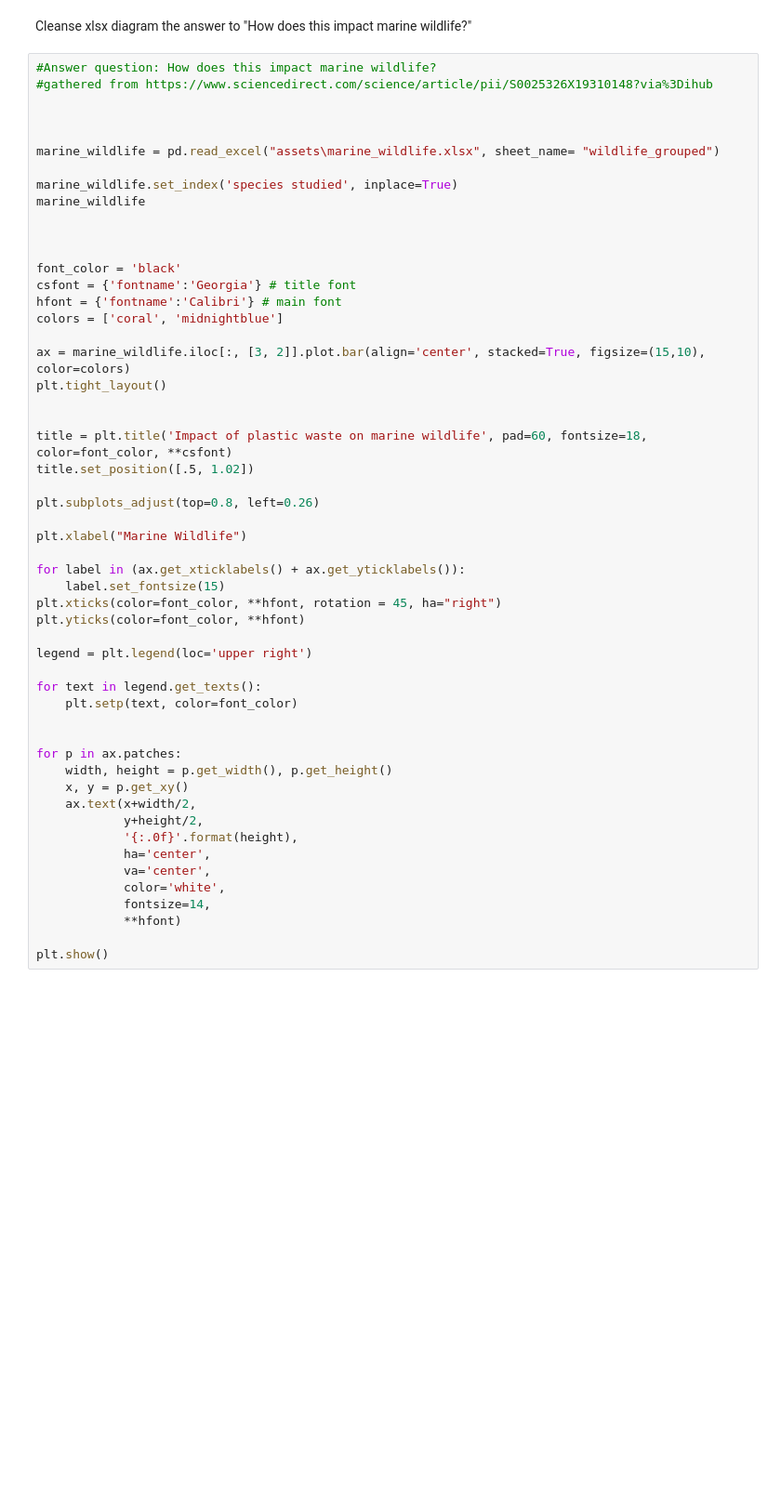
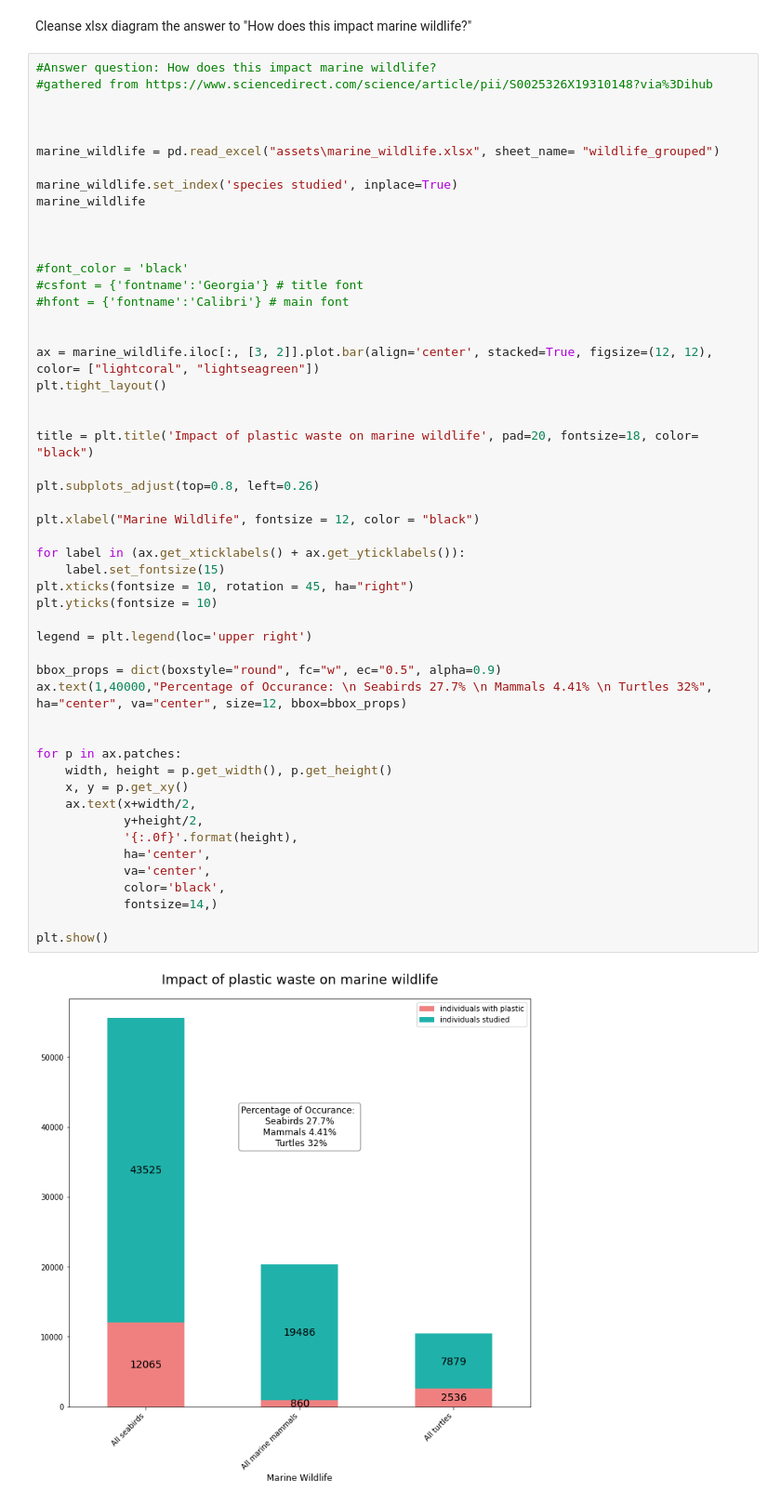
Before and after one commit to SheenaSullivan/Plastic-Pollution-Oceans, a Jupyter notebook: plastic_pollution_oceans.ipynb, the cells around one changed output. Shown at 93% size. Saved outputs shown, nothing was run; the diff lists cells and outputs as text; blank space fills up the shorter version.

```diff
--- a/plastic_pollution_oceans.ipynb
+++ b/plastic_pollution_oceans.ipynb
@@ -149,48 +197,48 @@ marine_wildlife = pd.read_excel("assets\marine_wildlife.xlsx", sheet_name= "wild
 marine_wildlife.set_index('species studied', inplace=True)
 marine_wildlife
 
 
 
-font_color = 'black'
-csfont = {'fontname':'Georgia'} # title font
-hfont = {'fontname':'Calibri'} # main font
-colors = ['coral', 'midnightblue']
+#font_color = 'black'
+#csfont = {'fontname':'Georgia'} # title font
+#hfont = {'fontname':'Calibri'} # main font
 
-ax = marine_wildlife.iloc[:, [3, 2]].plot.bar(align='center', stacked=True, figsize=(15,10), color=colors)
+
+ax = marine_wildlife.iloc[:, [3, 2]].plot.bar(align='center', stacked=True, figsize=(12, 12), color= ["lightcoral", "lightseagreen"])
 plt.tight_layout()
 
 
-title = plt.title('Impact of plastic waste on marine wildlife', pad=60, fontsize=18, color=font_color, **csfont)
-title.set_position([.5, 1.02])
+title = plt.title('Impact of plastic waste on marine wildlife', pad=20, fontsize=18, color= "black")
 
 plt.subplots_adjust(top=0.8, left=0.26)
 
-plt.xlabel("Marine Wildlife")
+plt.xlabel("Marine Wildlife", fontsize = 12, color = "black")
 
 for label in (ax.get_xticklabels() + ax.get_yticklabels()):
     label.set_fontsize(15)
-plt.xticks(color=font_color, **hfont, rotation = 45, ha="right")
-plt.yticks(color=font_color, **hfont)
+plt.xticks(fontsize = 10, rotation = 45, ha="right")
+plt.yticks(fontsize = 10)
 
 legend = plt.legend(loc='upper right')
 
-for text in legend.get_texts():
-    plt.setp(text, color=font_color)
+bbox_props = dict(boxstyle="round", fc="w", ec="0.5", alpha=0.9)
+ax.text(1,40000,"Percentage of Occurance: \n Seabirds 27.7% \n Mammals 4.41% \n Turtles 32%", ha="center", va="center", size=12, bbox=bbox_props)
 
 
 for p in ax.patches:
     width, height = p.get_width(), p.get_height()
     x, y = p.get_xy()
     ax.text(x+width/2,
             y+height/2,
             '{:.0f}'.format(height),
             ha='center',
             va='center',
-            color='white',
-            fontsize=14,
-            **hfont)
+            color='black',
+            fontsize=14,)
 
 plt.show()
+# %% [output]
+[figure, added]
 # %%
 #What can we do image
 print("Let's do what we can to reduce plastic waste!")
```
Also changed, not shown: parts of 6 cells of this notebook.
